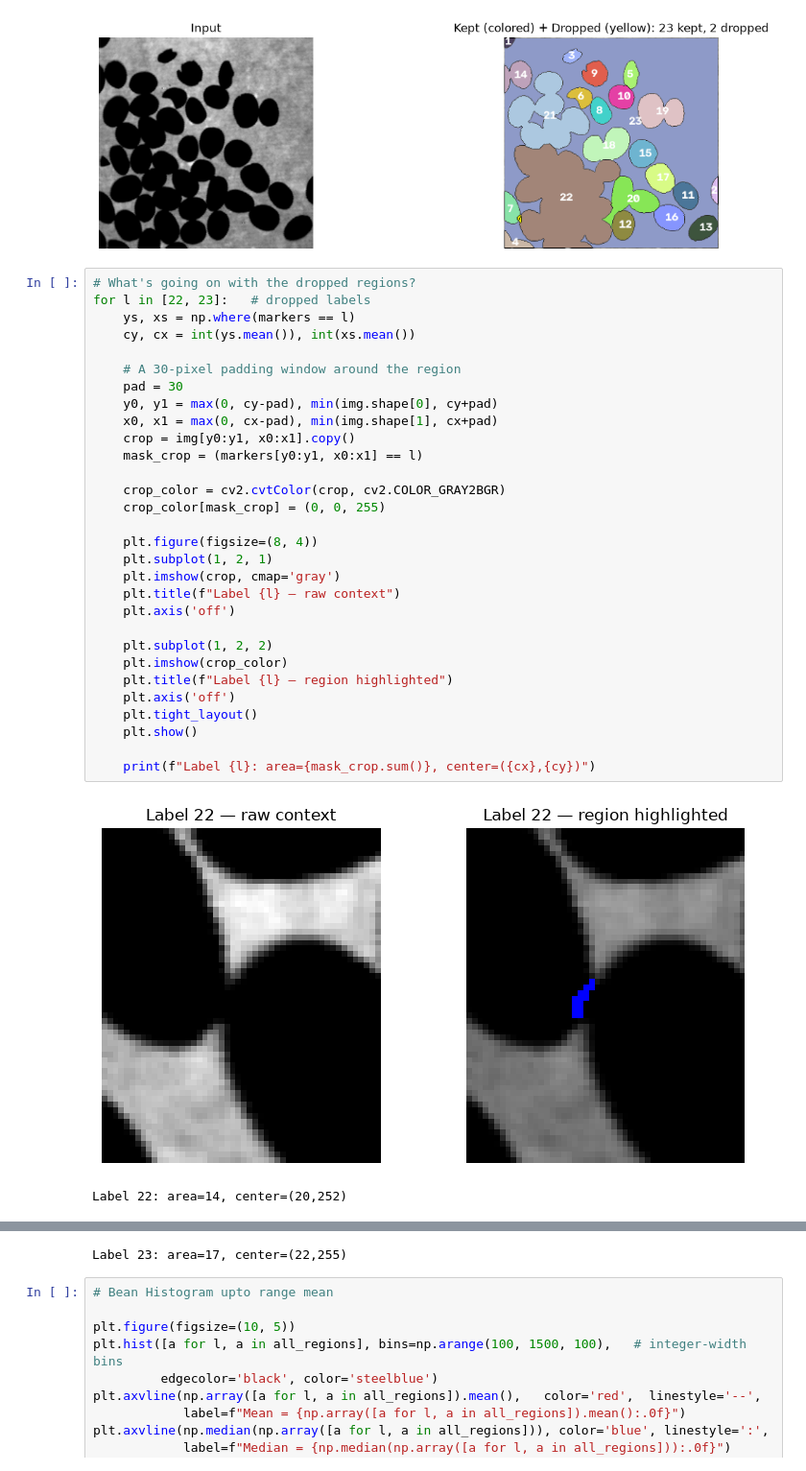
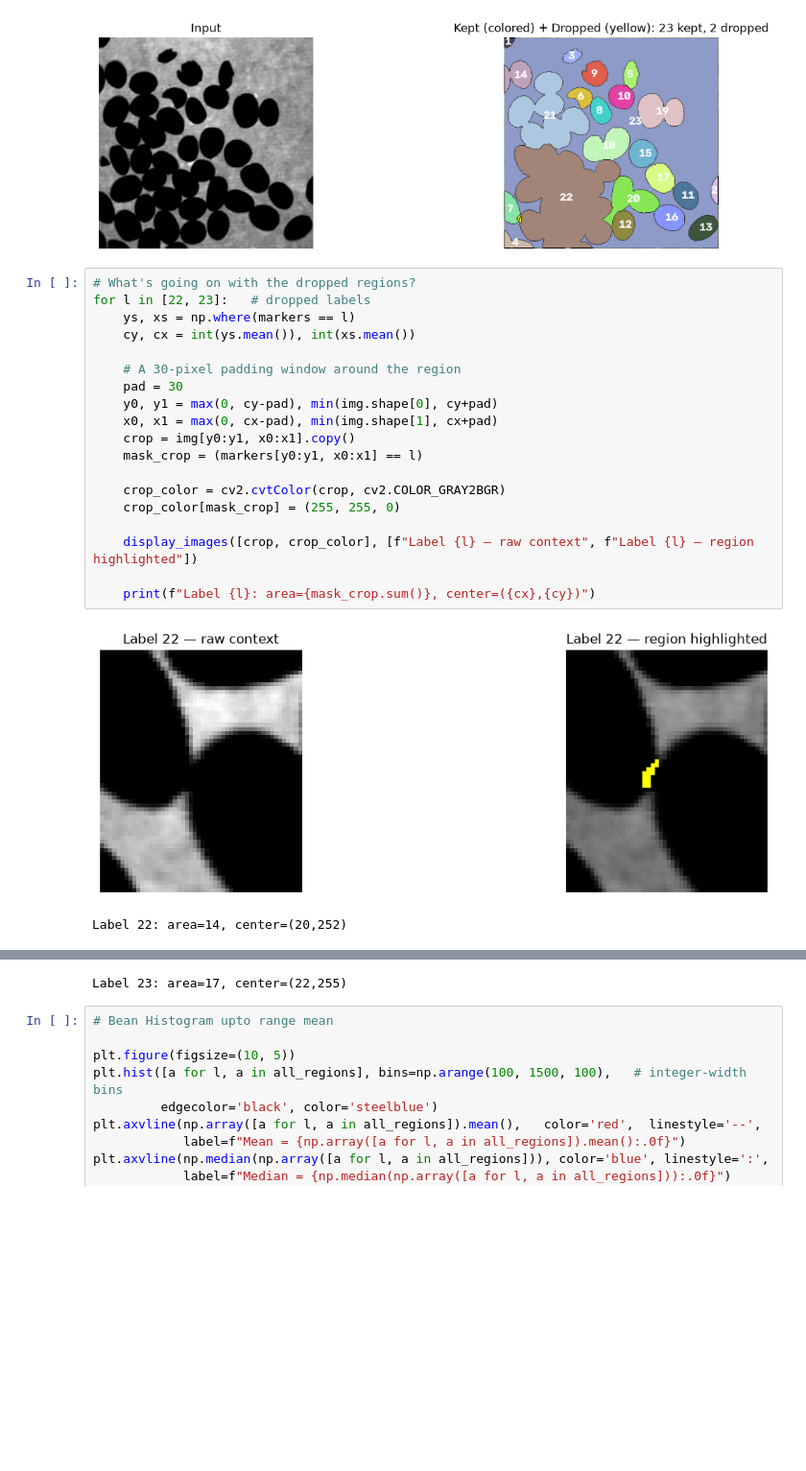
Before and after one commit to bdsh-14/unr-ee681-image-analysis, a Jupyter notebook: HW3/assignment3.ipynb, the cells around one changed output, grey strips where cells are left out. Shown at 96% size. Drawn from its saved outputs; the diff is of its cells as text; blank space fills up the shorter version.

```diff
--- a/HW3/assignment3.ipynb
+++ b/HW3/assignment3.ipynb
@@ -248,33 +248,22 @@ display_images([img, output],
 # %%
 # What's going on with the dropped regions?
 for l in [22, 23]:   # dropped labels
     ys, xs = np.where(markers == l)
     cy, cx = int(ys.mean()), int(xs.mean())
 
     # A 30-pixel padding window around the region
     pad = 30
     y0, y1 = max(0, cy-pad), min(img.shape[0], cy+pad)
     x0, x1 = max(0, cx-pad), min(img.shape[1], cx+pad)
     crop = img[y0:y1, x0:x1].copy()
     mask_crop = (markers[y0:y1, x0:x1] == l)
 
     crop_color = cv2.cvtColor(crop, cv2.COLOR_GRAY2BGR)
-    crop_color[mask_crop] = (0, 0, 255)
+    crop_color[mask_crop] = (255, 255, 0)
 
-    plt.figure(figsize=(8, 4))
-    plt.subplot(1, 2, 1)
-    plt.imshow(crop, cmap='gray')
-    plt.title(f"Label {l} — raw context")
-    plt.axis('off')
-
-    plt.subplot(1, 2, 2)
-    plt.imshow(crop_color)
-    plt.title(f"Label {l} — region highlighted")
-    plt.axis('off')
-    plt.tight_layout()
-    plt.show()
+    display_images([crop, crop_color], [f"Label {l} — raw context", f"Label {l} — region highlighted"])
 
     print(f"Label {l}: area={mask_crop.sum()}, center=({cx},{cy})")
 # %% [output]
-[figure, old version]
+[figure, new version]
 Label 22: area=14, center=(20,252)
```
Also changed, not shown: parts of 1 cell of this notebook.
